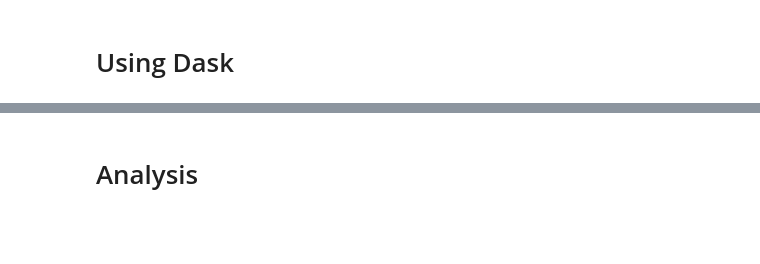
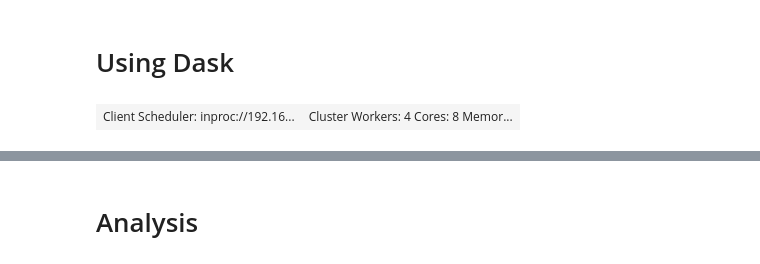
Before and after one commit to JIVJGFJZKF/experiment_calc_pi, a Jupyter notebook: make_pi.ipynb, the cells around one changed output, grey strips where cells are left out. Drawn from its saved outputs; the diff is of its cells as text; code cells hidden in the pictures; blank space fills up the shorter version.

```diff
--- a/make_pi.ipynb
+++ b/make_pi.ipynb
@@ -93,3 +97,5 @@ from dask import dataframe as dd
 # %%
-client = Client(processes=False, threads_per_worker=4, n_workers=1, memory_limit='2GB')
+client = Client(processes=False, threads_per_worker=2, n_workers=4, memory_limit='3GB')
 client
+# %% [output]
+| Client Scheduler: inproc://192.16... | Cluster Workers: 4 Cores: 8 Memor... |
```
Also changed, not shown: parts of 22 cells of this notebook.
